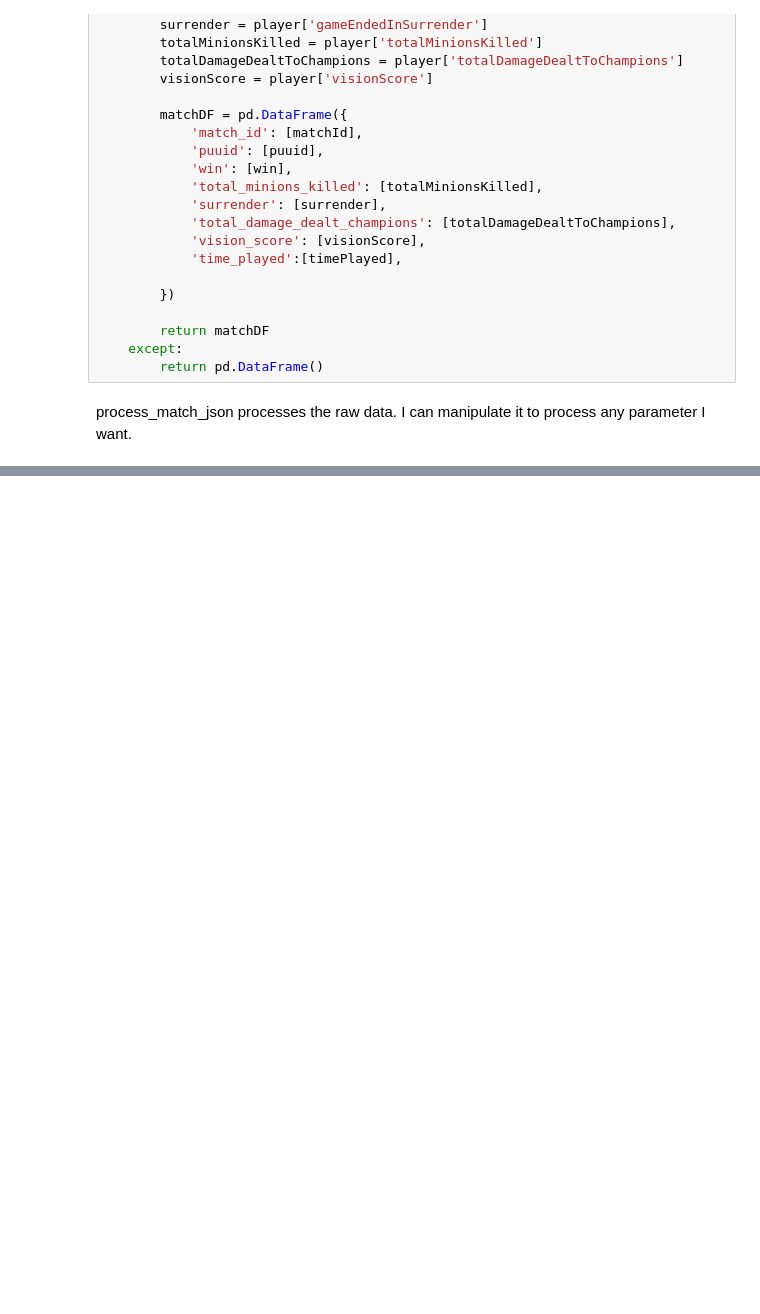
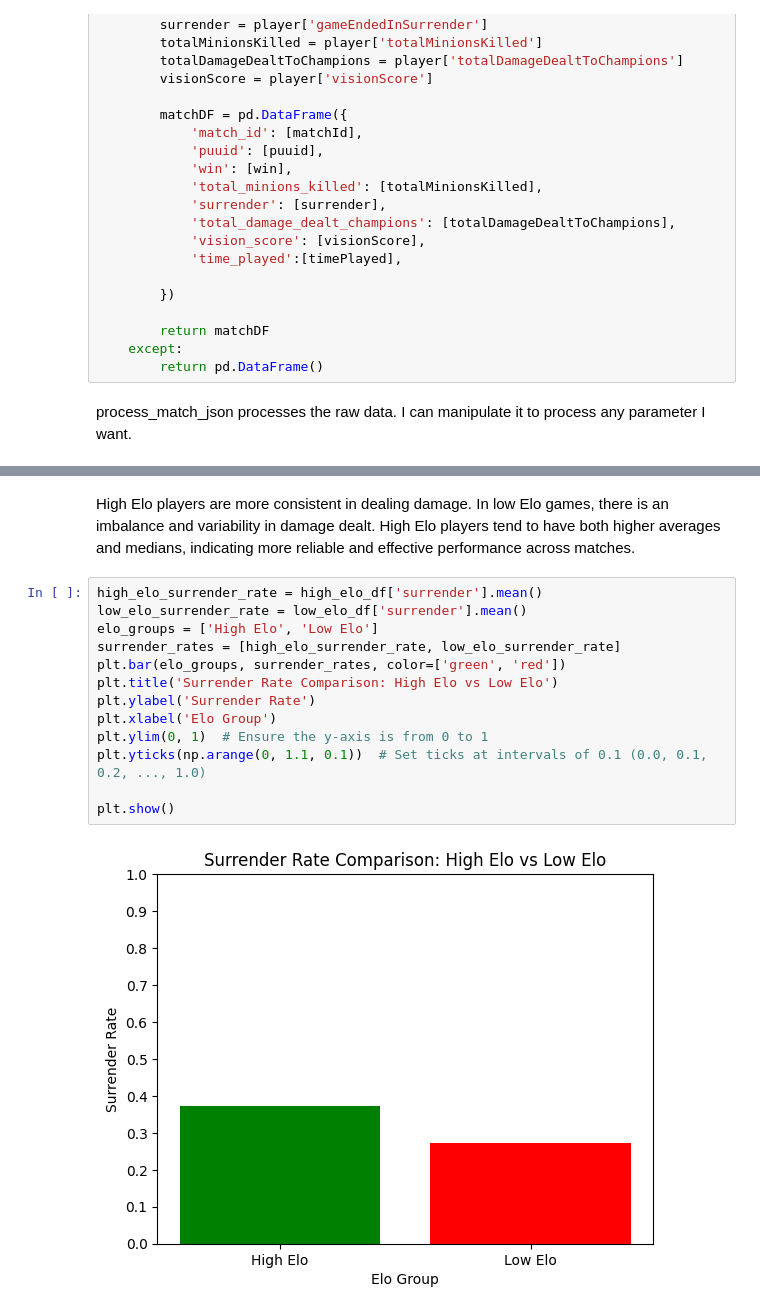
Before and after one commit to umutolcer/DSA210-Term-Project, a Jupyter notebook: main.ipynb, the cells around one changed output, grey strips where cells are left out. Saved outputs shown, nothing was run; the diff lists cells and outputs as text; blank space fills up the shorter version.

```diff
--- a/main.ipynb
+++ b/main.ipynb
@@ -174,0 +240,17 @@ I also added my own match data to make it more interesting.
+# %% [markdown]
+High Elo players are more consistent in dealing damage. In low Elo games, there is an imbalance and variability in damage dealt. High Elo players tend to have both higher averages and medians, indicating more reliable and effective performance across matches.
+# %%
+high_elo_surrender_rate = high_elo_df['surrender'].mean()
+low_elo_surrender_rate = low_elo_df['surrender'].mean()
+elo_groups = ['High Elo', 'Low Elo']
+surrender_rates = [high_elo_surrender_rate, low_elo_surrender_rate]
+plt.bar(elo_groups, surrender_rates, color=['green', 'red'])
+plt.title('Surrender Rate Comparison: High Elo vs Low Elo')
+plt.ylabel('Surrender Rate')
+plt.xlabel('Elo Group')
+plt.ylim(0, 1)  # Ensure the y-axis is from 0 to 1
+plt.yticks(np.arange(0, 1.1, 0.1))  # Set ticks at intervals of 0.1 (0.0, 0.1, 0.2, ..., 1.0)
+
+plt.show()
+# %% [output]
+[figure, added]
```
Also changed, not shown: parts of 16 cells of this notebook.
